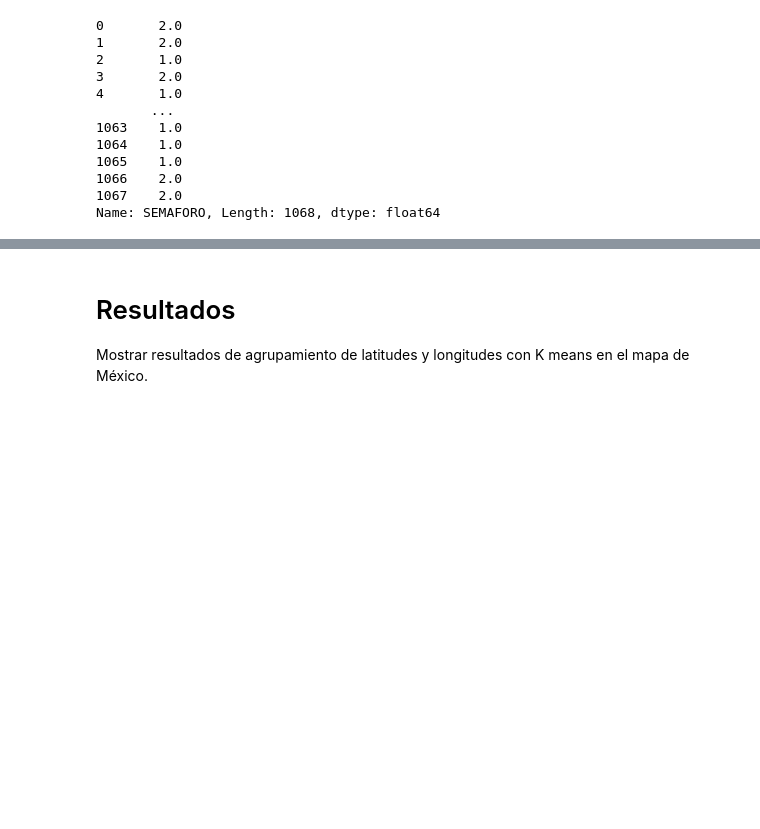
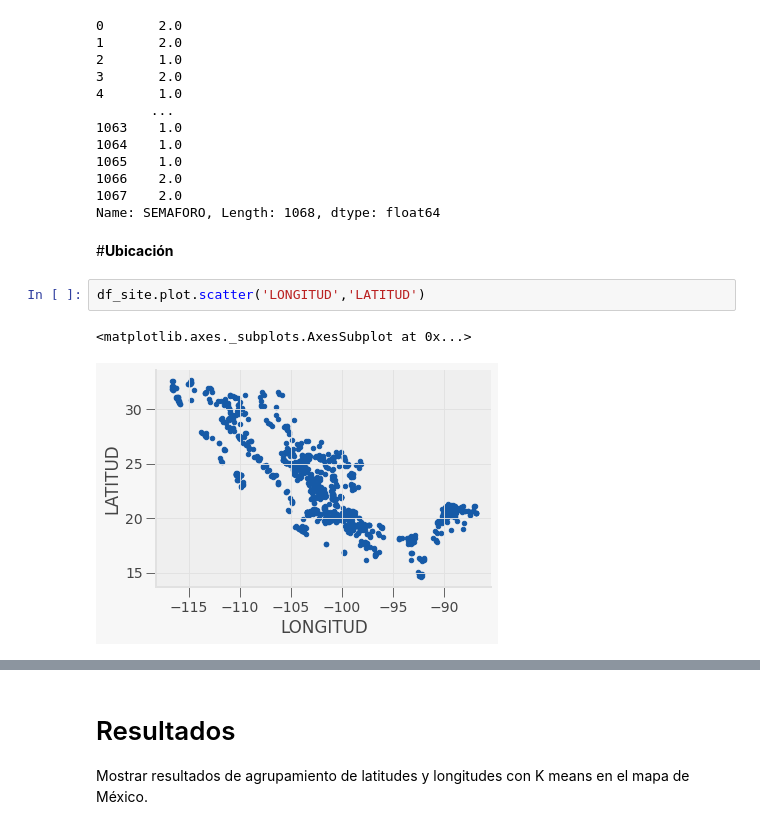
Before and after one commit to PosgradoMNA/actividades-del-projecto-equipo_98, a Jupyter notebook: Reto_DS_Parte_1.ipynb, the cells around one changed output, grey strips where cells are left out. Saved outputs shown, nothing was run; the diff lists cells and outputs as text; blank space fills up the shorter version.

```diff
--- a/Reto_DS_Parte_1.ipynb
+++ b/Reto_DS_Parte_1.ipynb
@@ -668,3 +685,10 @@ Name: SEMAFORO, dtype: int64
 1066    2.0
 1067    2.0
 Name: SEMAFORO, Length: 1068, dtype: float64
+# %% [markdown]
+#**Ubicación**
+# %%
+df_site.plot.scatter('LONGITUD','LATITUD')
+# %% [output]
+<matplotlib.axes._subplots.AxesSubplot at 0x...>
+[figure, added]
```
Also changed, not shown: parts of 12 cells of this notebook.
